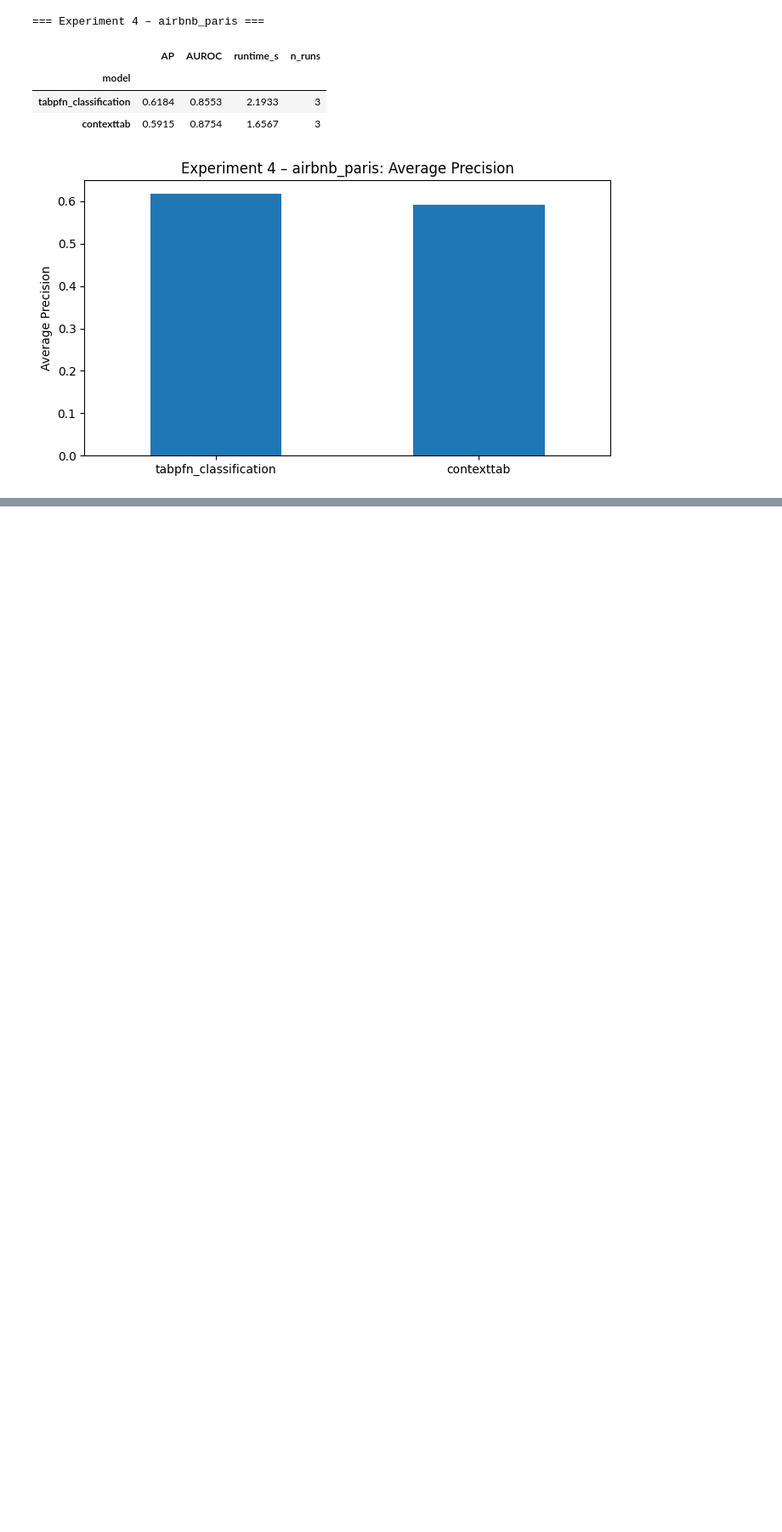
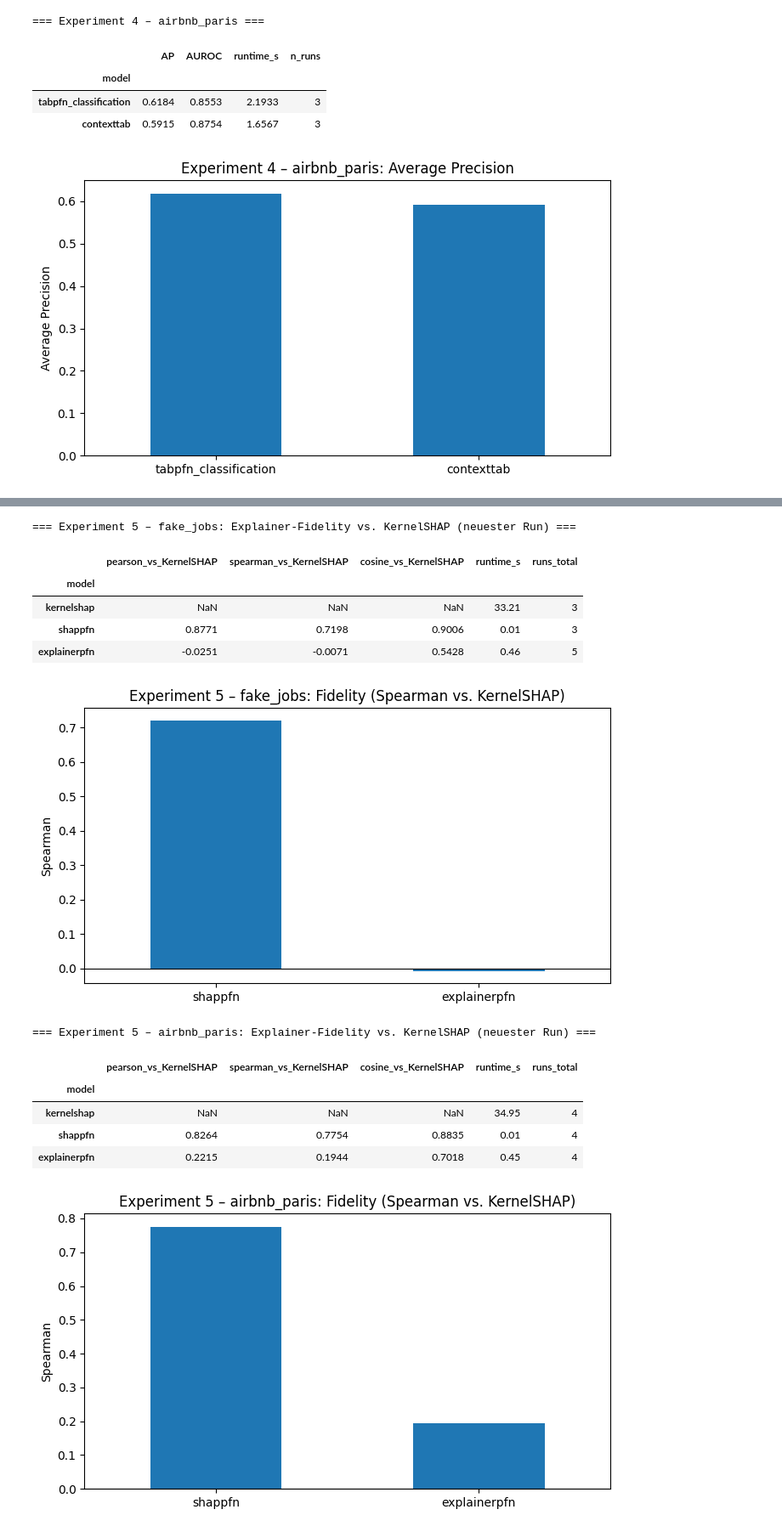
Before and after one commit to florivz/tfm-anomaly-detection, a Jupyter notebook: experiment_summary.ipynb, the cells around one changed output, grey strips where cells are left out. Shown at 85% size. Cells and saved outputs as stored; diff of their text form; code cells hidden in the pictures; blank space fills up the shorter version.

Commit message:
- add TFM explainer

```diff
--- a/experiment_summary.ipynb
+++ b/experiment_summary.ipynb
@@ -13,7 +13,7 @@ import matplotlib.pyplot as plt
 # %%
 mlflow.set_tracking_uri("file:./mlruns")
 
-experiments = [f"{ds}_experiment_{i}" for ds in ["fake_jobs", "airbnb_paris"] for i in [1, 2, 3, 4]]
+experiments = [f"{ds}_experiment_{i}" for ds in ["fake_jobs", "airbnb_paris"] for i in [1, 2, 3, 4, 5]]
 
 parts = []
 for name in experiments:
@@ -221,0 +226,46 @@ for ds in datasets:
+# %%
+for ds in datasets:
+    sub = df[(df["exp_num"] == 5) & (df["dataset"] == ds)] if len(df) else df
+    if not len(sub):
+        print(f"{ds}: keine Exp-5-Runs")
+        continue
+    runs_total = sub.groupby("model").size()
+    latest = sub.sort_values("start_time").groupby("model").tail(1).set_index("model")  # nur der neueste Run je Modell
+    cols = {"metrics.pearson_vs_kernelshap": "pearson_vs_KernelSHAP",
+            "metrics.spearman_vs_kernelshap": "spearman_vs_KernelSHAP",
+            "metrics.cosine_vs_kernelshap": "cosine_vs_KernelSHAP",
+            "runtime_s": "runtime_s"}
+    tab = pd.DataFrame(index=latest.index)
+    for src, dst in cols.items():
+        tab[dst] = latest[src] if src in latest.columns else np.nan
+    tab["runs_total"] = runs_total
+    # KernelSHAP (Referenz) zuerst, dann nach Fidelity absteigend
+    sp = tab["spearman_vs_KernelSHAP"]
+    order = sorted(tab.index, key=lambda m: (m != "kernelshap", -(sp[m] if pd.notna(sp[m]) else -np.inf)))
+    tab = tab.loc[order].round(4)
+    print(f"=== Experiment 5 – {ds}: Explainer-Fidelity vs. KernelSHAP (neuester Run) ===")
+    display(tab)
+    fid = tab["spearman_vs_KernelSHAP"].dropna()
+    if len(fid):
+        ax = fid.plot.bar(figsize=(7, 4), rot=0)
+        ax.set_title(f"Experiment 5 – {ds}: Fidelity (Spearman vs. KernelSHAP)")
+        ax.set_ylabel("Spearman")
+        ax.set_xlabel("")
+        ax.axhline(0, color="black", linewidth=0.8)
+        plt.tight_layout()
+        plt.show()
+# %% [output]
+=== Experiment 5 – fake_jobs: Explainer-Fidelity vs. KernelSHAP (neuester Run) ===
+|  | pearson_vs_KernelSHAP | spearman_vs_KernelSHAP | cosine_vs_KernelSHAP | runtime_s | runs_total |
+| model |  |  |  |  |  |
+| kernelshap | NaN | NaN | NaN | 33.21 | 3 |
+| shappfn | 0.8771 | 0.7198 | 0.9006 | 0.01 | 3 |
+| explainerpfn | -0.0251 | -0.0071 | 0.5428 | 0.46 | 5 |
+[figure, added]
+=== Experiment 5 – airbnb_paris: Explainer-Fidelity vs. KernelSHAP (neuester Run) ===
+|  | pearson_vs_KernelSHAP | spearman_vs_KernelSHAP | cosine_vs_KernelSHAP | runtime_s | runs_total |
+| model |  |  |  |  |  |
+| kernelshap | NaN | NaN | NaN | 34.95 | 4 |
+| shappfn | 0.8264 | 0.7754 | 0.8835 | 0.01 | 4 |
+| explainerpfn | 0.2215 | 0.1944 | 0.7018 | 0.45 | 4 |
+[figure, added]
```
Also changed, not shown: parts of 3 cells of this notebook, 6 other files.
